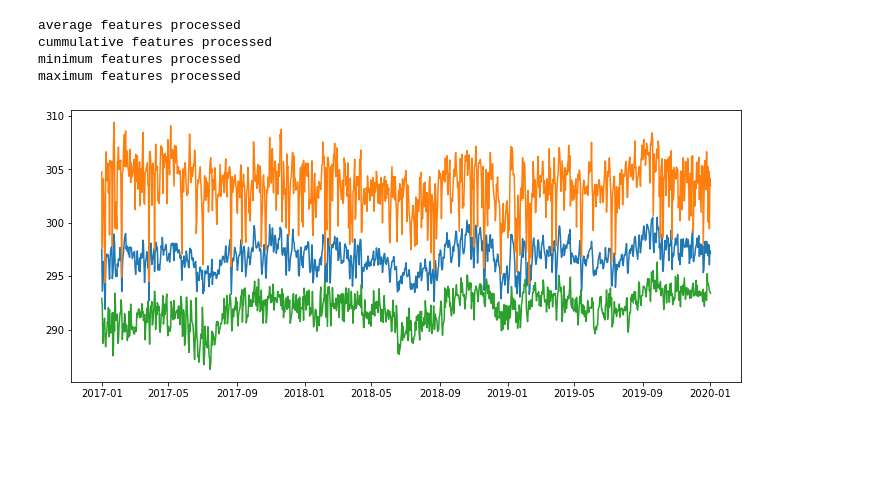
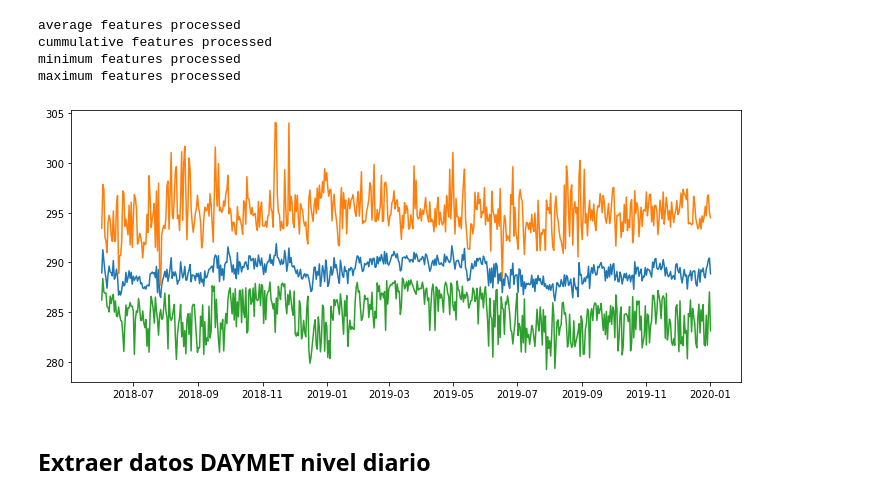
Before and after one commit to anaguilarar/gee_NOAA, a Jupyter notebook: Descargar clima de GEE.ipynb, the cells around one changed output. Saved outputs shown, nothing was run; the diff lists cells and outputs as text; code cells hidden in the pictures; blank space fills up the shorter version.

```diff
--- a/Descargar clima de GEE.ipynb
+++ b/Descargar clima de GEE.ipynb
@@ -118,7 +121,7 @@ dfchirps.to_csv(os.path.join("D:/OneDrive - CGIAR/projects/stc_peru/results","ch
 ## Extraer datos GLDAS y resumirlos a nivel diario
 # %%
 ## conusltar las imageens disponibles en google earth engine para la misión en específico
-datainit = get_geedata.gee_weatherdata("2017-01-01","2020-01-01", "data/truestationlocation.csv", mission = "gldas")
+datainit = get_geedata.gee_weatherdata("2018-06-01","2020-01-01", "data/coordinates.csv", mission = "gldas")
 datainit.features
 # %% [output]
 |  | longitude | latitude | index |
@@ -128,14 +132,14 @@ datainit.features
 Señalar que bandas serán resumidas por promedio, sumatario, mínimio o máximo.
 Para mayor información consultar las bandas en: https://developers.google.com/earth-engine/datasets/catalog/NASA_GLDAS_V021_NOAH_G025_T3H
 # %%
-avgbands =  ['Tair_f_inst',
+avgbands =  ['AvgSurfT_inst',
             'SWdown_f_tavg']
 
 sumbands = ['Evap_tavg',
             'Rainf_f_tavg']
 
-minbands = ['Tair_f_inst']
-maxbands = ['Tair_f_inst']
+minbands = ['AvgSurfT_inst']
+maxbands = ['AvgSurfT_inst']
 # %%
 ## extracción de los datos
 
@@ -151,16 +155,16 @@ maximum features processed
 # %%
 ### gráficar resultados
 
 
 ref_long = datainit.features.longitude.loc[0]
 
 plotdata = gldasdata[np.round(gldasdata.longitude.values.astype(np.float), 1) == np.round(ref_long.astype(np.float), 1)]
 
 
 plt.figure(figsize=[12,5])
-plt.plot(plotdata.date, plotdata['Tair_f_inst'].values)
+plt.plot(plotdata.date, plotdata['AvgSurfT_inst'].values)
 plt.show()
 # %% [output]
-[figure, old version]
+[figure, new version]
 # %%
 ### exportar datos
@@ -167,0 +172,2 @@ gldasdata.to_csv(os.path.join("results","gldasdata.csv"))
+# %% [markdown]
+## Extraer datos DAYMET nivel diario
```
Also changed, not shown: parts of 15 cells of this notebook.
